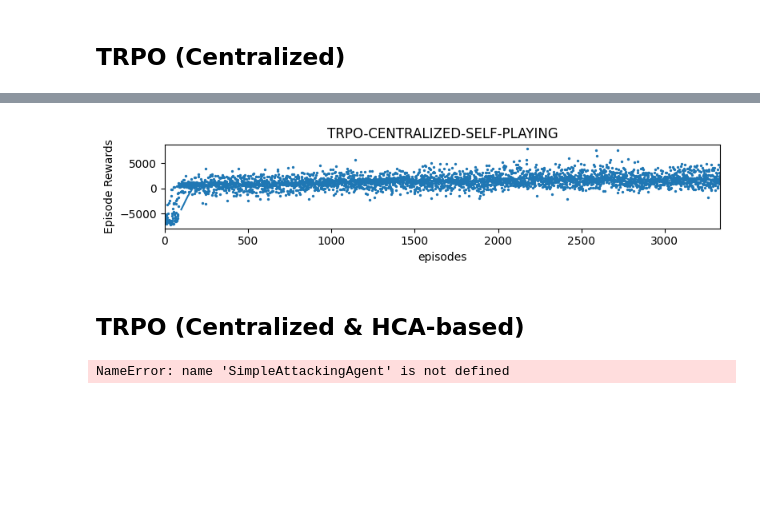
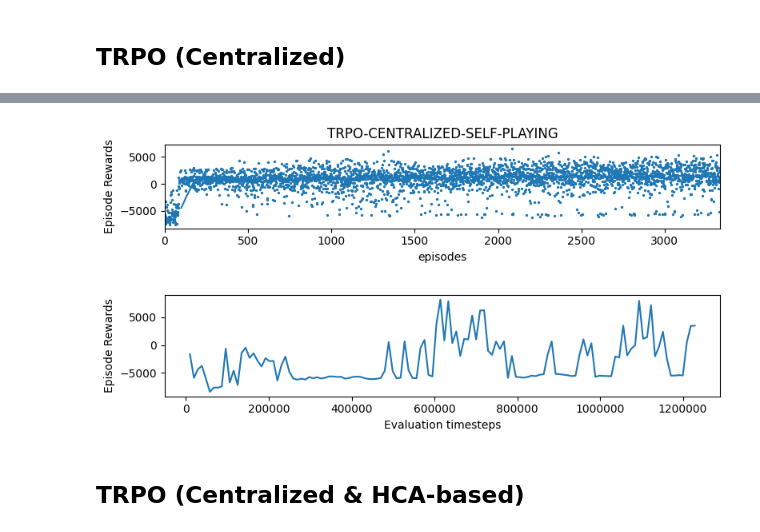
Before and after one commit to TheShenk/hai-nonconflict-action-learning, a Jupyter notebook: experiments.ipynb, the cells around one changed output, grey strips where cells are left out. Cells and saved outputs as stored; diff of their text form; code cells hidden in the pictures; blank space fills up the shorter version.

```diff
--- a/experiments.ipynb
+++ b/experiments.ipynb
@@ -2305,10 +2304,11 @@ from sb3_contrib import TRPO
 ALGORITHM_NAME="trpo-centralized-self-playing"
 
 log_dir = f"logs/futbol/{ALGORITHM_NAME}"
+eval_log_dir = f"logs/futbol/eval/{ALGORITHM_NAME}"
 tensorboard_log_dir = f"tensorboard/log/{ALGORITHM_NAME}"
 
 def init_football_env():
-    env = gym.make('Futbol2v2-v1', action_space_type=["box", "box"])
+    env = gym.make('Futbol2v2-v1', action_space_type=["box", "box"], is_out_rule_enabled=False)
     env.set_team_b_model(utils.MultiModelAgent([
         SimpleAttackingAgent(env,  0),
         SimpleGoalkeeperAgent(env, 1)
@@ -2318,7 +2318,11 @@ def init_football_env():
 eval_env = Monitor(init_football_env())
 env = make_vec_env(init_football_env, n_envs=4, monitor_dir=log_dir)
 
-eval_callback = EvalCallback(eval_env, best_model_save_path=f'./models/footbol/{ALGORITHM_NAME}/', eval_freq=2400, render=False)
+eval_callback = EvalCallback(eval_env,
+                             best_model_save_path=f'./models/footbol/{ALGORITHM_NAME}/',
+                             eval_freq=2400,
+                             log_path=eval_log_dir,
+                             n_eval_episodes=10)
 
 model = TRPO("MlpPolicy", env, device="cpu", tensorboard_log=tensorboard_log_dir)
 # %%
@@ -2352,11 +2363,15 @@ Episode length: 300.00 +/- 0.00
 # %%
-model.save(f'./models/footbol/{ALGORITHM_NAME}/last_model')
-env.close()
 results_plotter.plot_results([log_dir], timesteps, results_plotter.X_EPISODES, ALGORITHM_NAME.upper())
 display.display(plt.gcf())
 display.clear_output(wait=True)
 # %% [output]
-[figure, old version]
+[figure, new version]
+# %%
+utils.plot_eval_results(eval_log_dir)
+display.display(plt.gcf())
+display.clear_output(wait=True)
+# %% [output]
+[figure, added]
 # %% [markdown]
 ## TRPO (Centralized & HCA-based)
 # %%
@@ -2386,8 +2401,6 @@ eval_callback = EvalCallback(eval_env,
 
 model = TRPO.load(f"models/footbol/trpo-centralized-hca/last_model",
                  env, device="cpu", tensorboard_log=tensorboard_log_dir)
-# %% [output]
-NameError: name 'SimpleAttackingAgent' is not defined
 # %%
 learn_iter_timesteps = timesteps//change_to_me_count
 for change_count in range(change_to_me_count):
```
Also changed, not shown: parts of 21 cells of this notebook, 1 other file.
